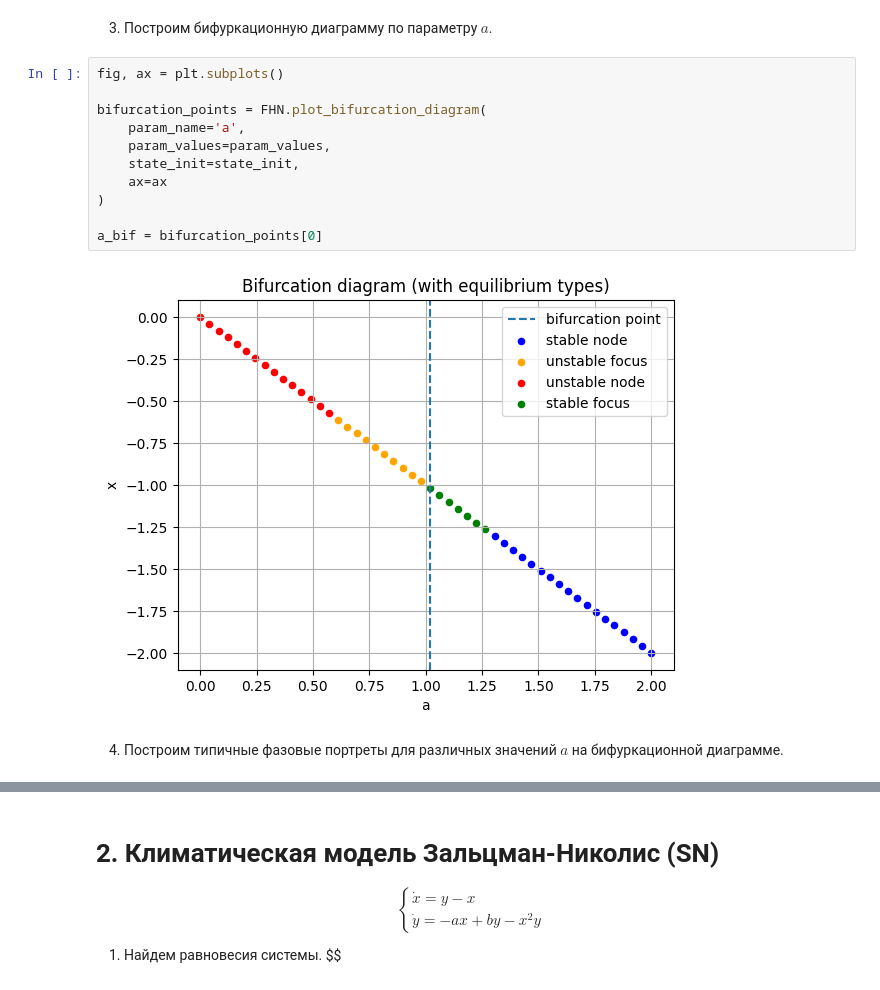
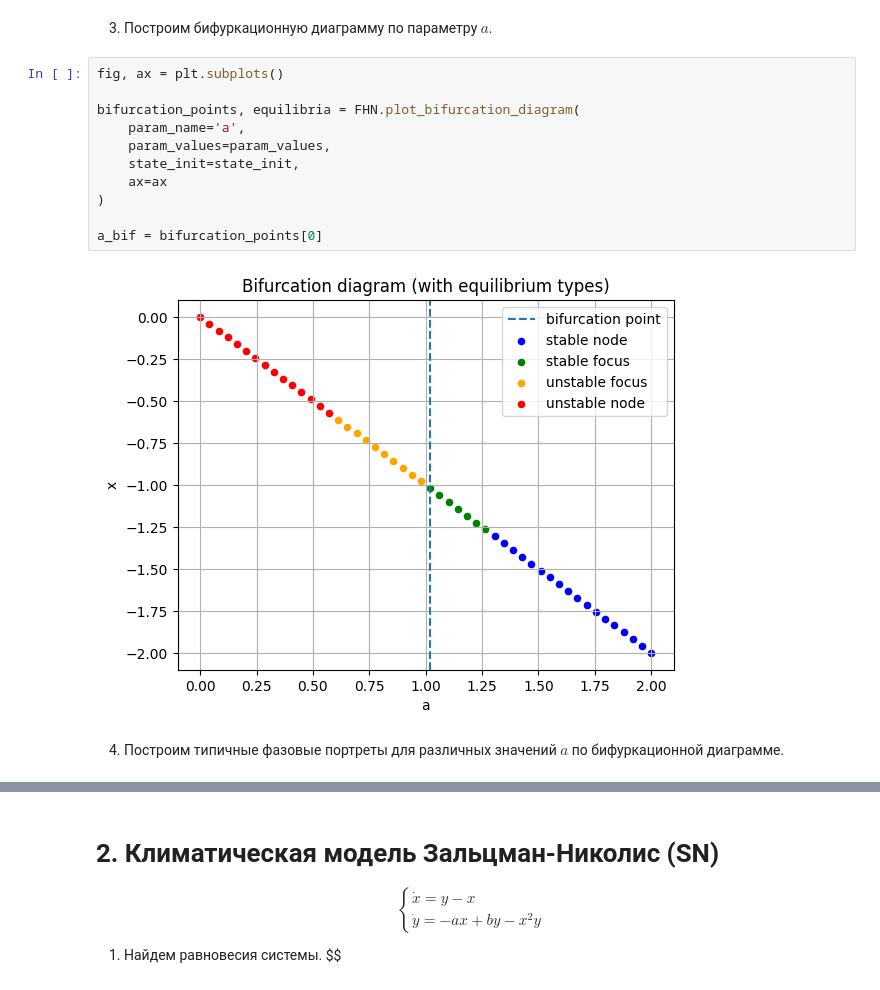
Before and after one commit to vantouse/2026-spring_stochastic-analysis, a Jupyter notebook: kostarev_lab3.ipynb, the cells around one changed output, grey strips where cells are left out. Cells and saved outputs as stored; diff of their text form.

```diff
--- a/kostarev_lab3.ipynb
+++ b/kostarev_lab3.ipynb
@@ -357,15 +347,15 @@ param_values = np.linspace(0, 2, num=50)
 # %%
 fig, ax = plt.subplots()
 
-bifurcation_points = FHN.plot_bifurcation_diagram(
+bifurcation_points, equilibria = FHN.plot_bifurcation_diagram(
     param_name='a',
     param_values=param_values,
     state_init=state_init,
     ax=ax
 )
 
 a_bif = bifurcation_points[0]
 # %% [output]
-[figure, old version]
+[figure, new version]
 # %% [markdown]
-4. Построим типичные фазовые портреты для различных значений $a$ на бифуркационной диаграмме.
+4. Построим типичные фазовые портреты для различных значений $a$ по бифуркационной диаграмме.
```
Also changed, not shown: parts of 13 cells of this notebook, 1 other file.
